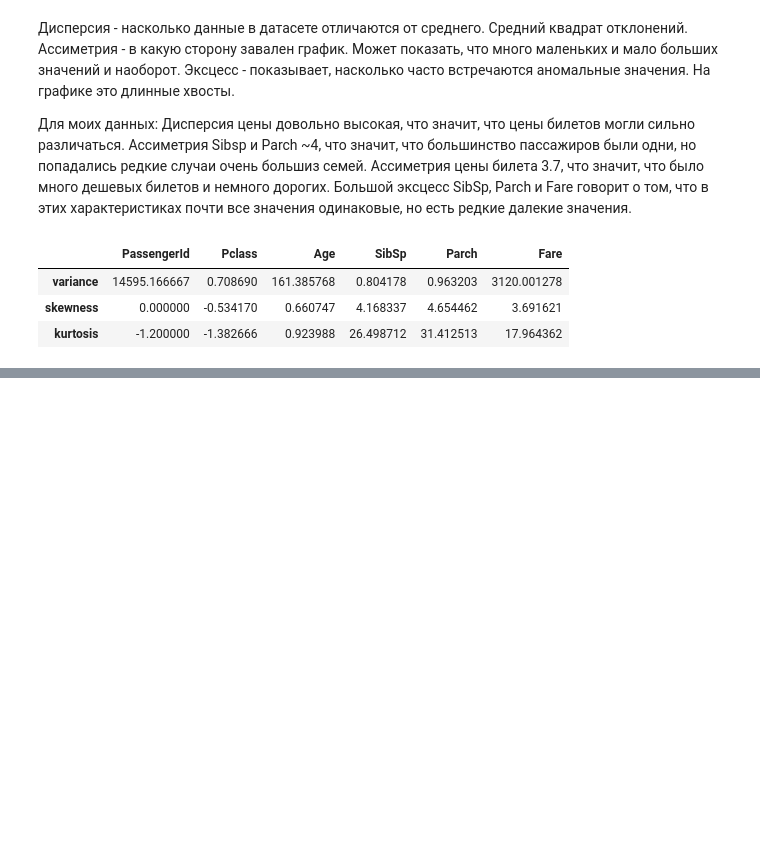
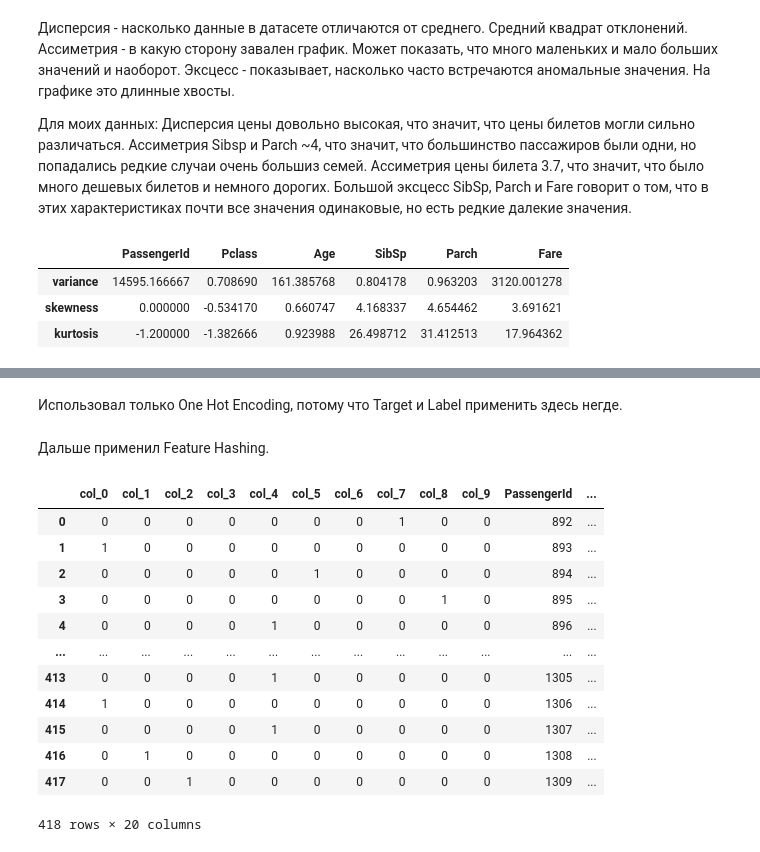
Before and after one commit to Staniskhan/ML_course_HW, a Jupyter notebook: hw02/hw02.ipynb, the cells around one changed output, grey strips where cells are left out. Saved outputs shown, nothing was run; the diff lists cells and outputs as text; code cells hidden in the pictures; blank space fills up the shorter version.

```diff
--- a/hw02/hw02.ipynb
+++ b/hw02/hw02.ipynb
@@ -229,0 +252,22 @@ statistics
+# %% [markdown]
+Использовал только One Hot Encoding, потому что Target и Label применить здесь негде.
+# %% [markdown]
+Дальше применил Feature Hashing.
+# %%
+he = HashingEncoder(cols=['Ticket'], n_components=10)
+ds = he.fit_transform(ds)
+ds
+# %% [output]
+|  | col_0 | col_1 | col_2 | col_3 | col_4 | col_5 | col_6 | col_7 | col_8 | col_9 | PassengerId | ... |
+| 0 | 0 | 0 | 0 | 0 | 0 | 0 | 0 | 1 | 0 | 0 | 892 | ... |
+| 1 | 1 | 0 | 0 | 0 | 0 | 0 | 0 | 0 | 0 | 0 | 893 | ... |
+| 2 | 0 | 0 | 0 | 0 | 0 | 1 | 0 | 0 | 0 | 0 | 894 | ... |
+| 3 | 0 | 0 | 0 | 0 | 0 | 0 | 0 | 0 | 1 | 0 | 895 | ... |
+| 4 | 0 | 0 | 0 | 0 | 1 | 0 | 0 | 0 | 0 | 0 | 896 | ... |
+| ... | ... | ... | ... | ... | ... | ... | ... | ... | ... | ... | ... | ... |
+| 413 | 0 | 0 | 0 | 0 | 1 | 0 | 0 | 0 | 0 | 0 | 1305 | ... |
+| 414 | 1 | 0 | 0 | 0 | 0 | 0 | 0 | 0 | 0 | 0 | 1306 | ... |
+| 415 | 0 | 0 | 0 | 0 | 1 | 0 | 0 | 0 | 0 | 0 | 1307 | ... |
+| 416 | 0 | 1 | 0 | 0 | 0 | 0 | 0 | 0 | 0 | 0 | 1308 | ... |
+| 417 | 0 | 0 | 1 | 0 | 0 | 0 | 0 | 0 | 0 | 0 | 1309 | ... |
+418 rows × 20 columns
```
Also changed, not shown: parts of 4 cells of this notebook, 1 other file.
